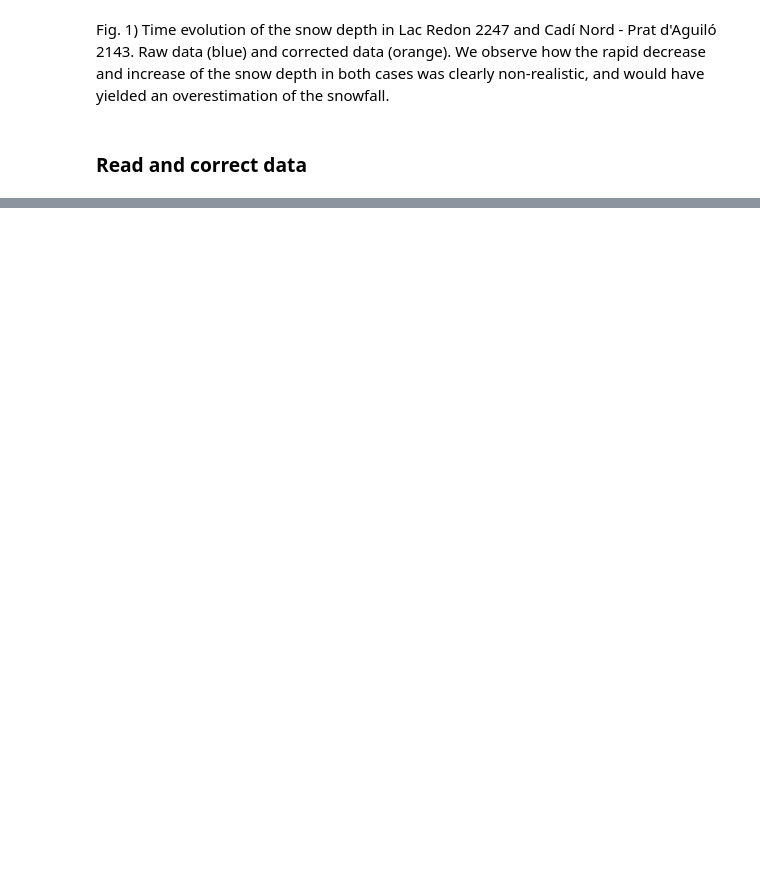
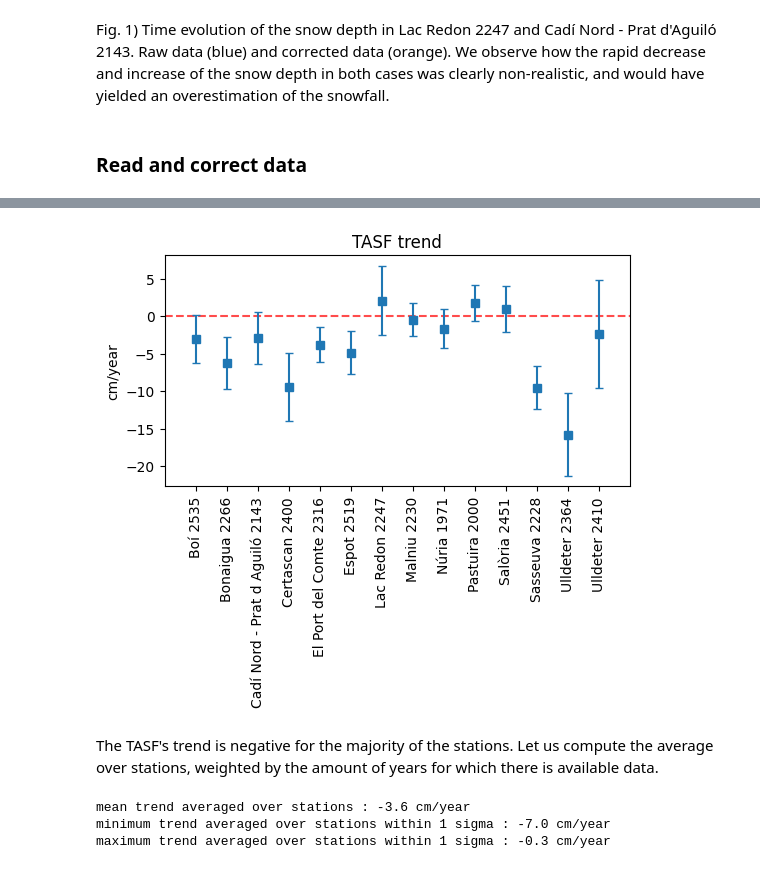
Before and after one commit to davidcirauqui/snowfall_trend, a Jupyter notebook: snow fall.ipynb, the cells around one changed output, grey strips where cells are left out. Saved outputs shown, nothing was run; the diff lists cells and outputs as text; code cells hidden in the pictures; blank space fills up the shorter version.

Commit message:
added snowfall's trend notebook

```diff
--- a/snow fall.ipynb
+++ b/snow fall.ipynb
@@ -103,0 +129,67 @@ for station in stations:
+# %%
+trends = []
+sigmas = []
+for station in stations:
+    seasonDic = stationDic[station]
+    seasons = seasonDic.keys()
+
+    # store values of total accumulated snow for each station's season
+    totalAccumulatedSnow = []
+    for season in seasons:
+        totalAccumulatedSnow.append(seasonDic[season].totalAccumulatedSnow)
+
+
+    # fit with a linear function in order to compute trend
+    popt, pcov = curve_fit(f.linearFit, np.arange(len(seasons)), totalAccumulatedSnow)
+    fit = f.linearFit(np.arange(len(seasons)), *popt)
+    trend = popt[0]
+    sigma = pcov[0][0] ** .5
+
+    # store trend and its one sigma significance interval, obtained from the covariance matrix
+    trends.append(trend)
+    sigmas.append(sigma)
+
+
+
+# plot the TASF's trend for each station, with the errorbars representing a 1 sigma confidence interval
+plt.figure(figsize = [6, 3])
+
+plt.plot([-1, len(trends)], [0, 0], '--r', alpha = .7)
+plt.errorbar(stations, trends, yerr = sigmas, fmt = 's', capsize = 3)
+plt.xticks(rotation = 90)
+
+plt.xlim([-1, len(trends)])
+plt.title('TASF trend')
+plt.ylabel('cm/year')
+plt.show()
+# %% [output]
+[figure, added]
+# %% [markdown]
+The TASF's trend is negative for the majority of the stations. Let us compute the average over stations, weighted by the amount of years for which there is available data.
+# %%
+maxTrend = 0
+minTrend = 0
+meanTrend = 0
+
+totalWeight = 0
+for i in range(len(trends)):
+
+    station = stations[i]
+    weight = len(stationDic[station].keys())
+
+    maxTrend = maxTrend + (trends[i] + sigmas[i]) * weight
+    minTrend = minTrend + (trends[i] - sigmas[i]) * weight
+    meanTrend = meanTrend + trends[i] * weight
+    totalWeight = totalWeight + weight
+
+maxTrend = round(maxTrend / totalWeight, 1)
+minTrend = round(minTrend / totalWeight, 1)
+meanTrend = round(meanTrend / totalWeight, 1)
+
+print('mean trend averaged over stations :', meanTrend, 'cm/year')
+print('minimum trend averaged over stations within 1 sigma :', minTrend, 'cm/year')
+print('maximum trend averaged over stations within 1 sigma :', maxTrend, 'cm/year')
+# %% [output]
+mean trend averaged over stations : -3.6 cm/year
+minimum trend averaged over stations within 1 sigma : -7.0 cm/year
+maximum trend averaged over stations within 1 sigma : -0.3 cm/year
```
Also changed, not shown: parts of 11 cells of this notebook.
